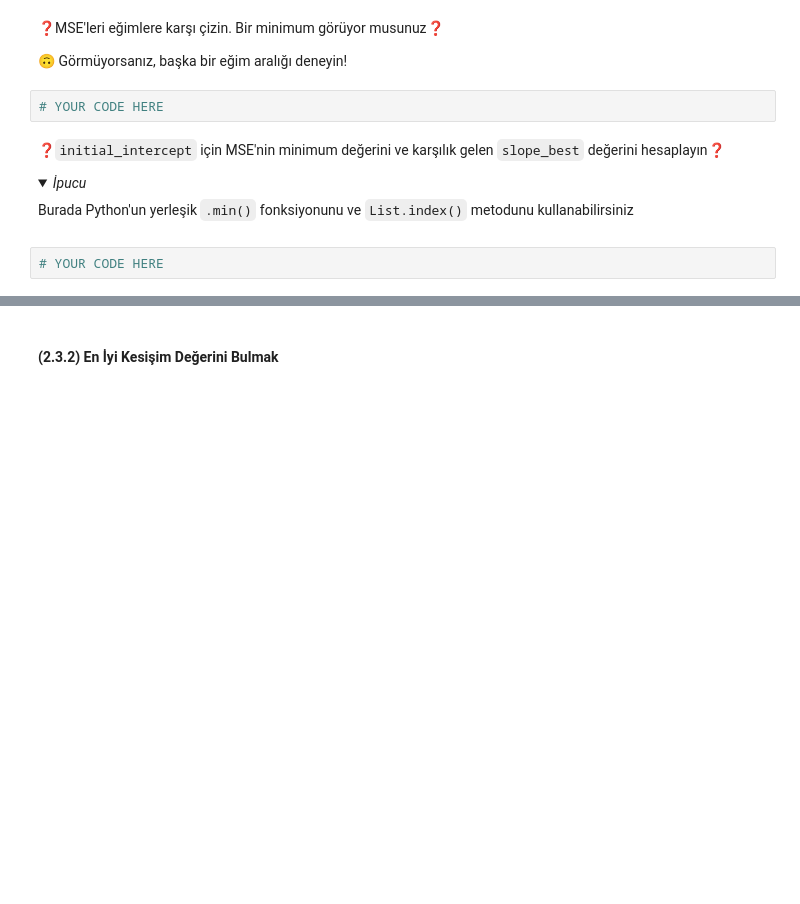
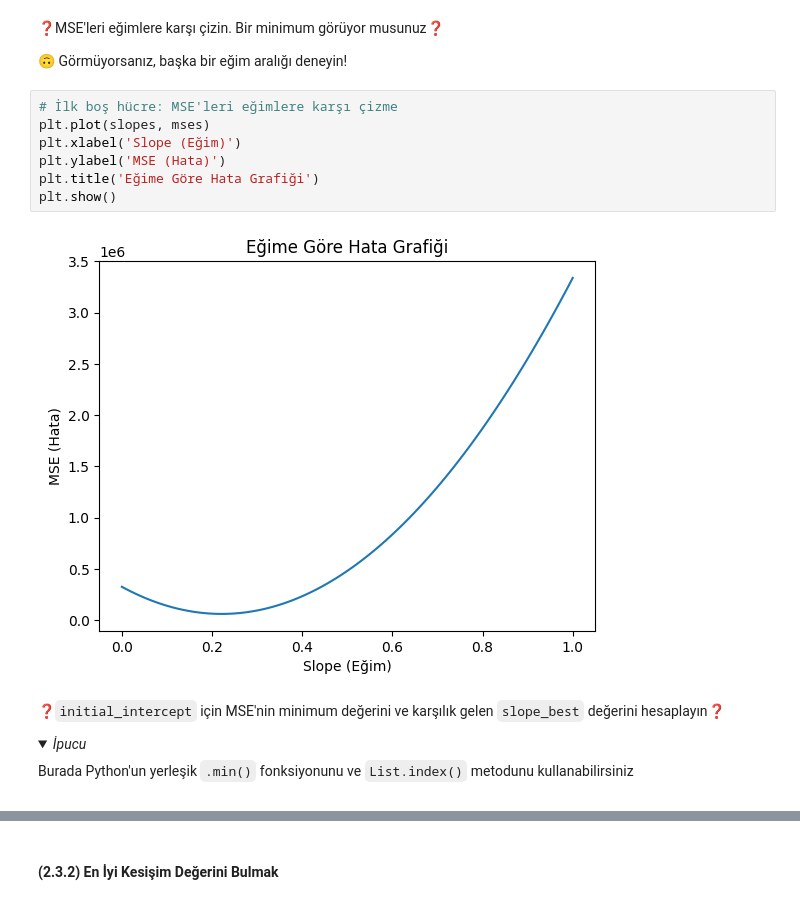
Before and after one commit to tmy-datamesa/data-real-estate-advanced-estimator, a Jupyter notebook: 02-real_estate_advanced_estimator.ipynb, the cells around one changed output, grey strips where cells are left out. Cells and saved outputs as stored; diff of their text form; folded sections open; blank space fills up the shorter version.

```diff
--- a/02-real_estate_advanced_estimator.ipynb
+++ b/02-real_estate_advanced_estimator.ipynb
@@ -312,8 +424,15 @@ def compute_mse(slope, intercept, surfaces, prices):
 
 
 🙃 Görmüyorsanız, başka bir eğim aralığı deneyin!
-# %%
-# YOUR CODE HERE
+# %%
+# İlk boş hücre: MSE'leri eğimlere karşı çizme
+plt.plot(slopes, mses)
+plt.xlabel('Slope (Eğim)')
+plt.ylabel('MSE (Hata)')
+plt.title('Eğime Göre Hata Grafiği')
+plt.show()
+# %% [output]
+[figure, added]
 # %% [markdown]
 ❓`initial_intercept` için MSE'nin minimum değerini ve karşılık gelen `slope_best` değerini hesaplayın❓
 
@@ -324,5 +443,3 @@ def compute_mse(slope, intercept, surfaces, prices):
 Burada Python'un yerleşik `.min()` fonksiyonunu ve `List.index()` metodunu kullanabilirsiniz
 
 </details>
-# %%
-# YOUR CODE HERE
```
Also changed, not shown: parts of 38 cells of this notebook, 1 other file.
